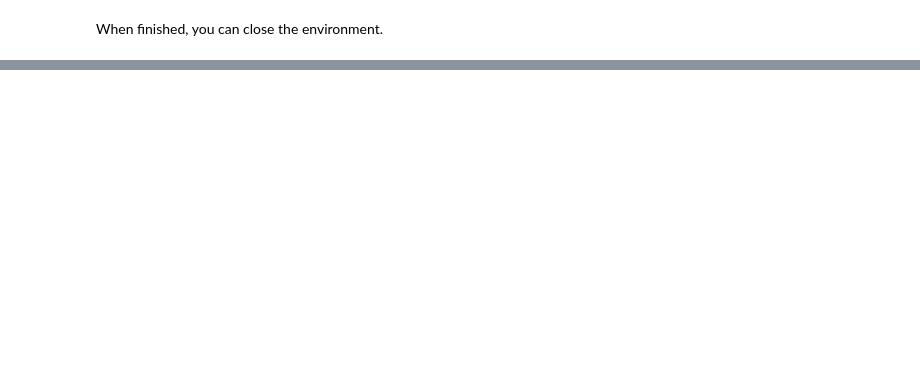
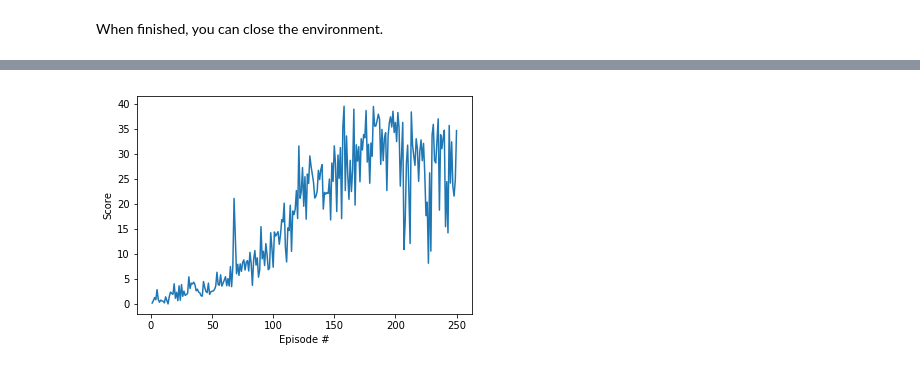
Before and after one commit to ZenithSun/Continuous_Control, a Jupyter notebook: Continuous_Control.ipynb, the cells around one changed output, grey strips where cells are left out. Cells and saved outputs as stored; diff of their text form; code cells hidden in the pictures; blank space fills up the shorter version.

Commit message:
Commit the training result

```diff
--- a/Continuous_Control.ipynb
+++ b/Continuous_Control.ipynb
@@ -48,0 +17,9 @@ Unity brain name: ReacherBrain
+# %%
+from unityagents import UnityEnvironment
+import numpy as np
+
+# select this option to load version 1 (with a single agent) of the environment
+env = UnityEnvironment(file_name='/data/Reacher_One_Linux_NoVis/Reacher_One_Linux_NoVis.x86_64')
+
+# select this option to load version 2 (with 20 agents) of the environment
+# env = UnityEnvironment(file_name='/data/Reacher_Linux_NoVis/Reacher.x86_64')
@@ -101,5 +90,5 @@ Of course, as part of the project, you'll have to change the code so that the ag
 # %%
-env_info = env.reset(train_mode=False)[brain_name]     # reset the environment
+env_info = env.reset(train_mode=True)[brain_name]      # reset the environment
 states = env_info.vector_observations                  # get the current state (for each agent)
 scores = np.zeros(num_agents)                          # initialize the score (for each agent)
 while True:
@@ -144,6 +136,7 @@ def ddpg(n_episodes=1000, max_t=10000, print_every=100):
 
     scores = []
     scores_deque = deque(maxlen=print_every)
+    solved = False
 
     for i_episode in range(1, n_episodes+1):
         env_info = env.reset(train_mode=True)[brain_name]
@@ -167,19 +160,22 @@ def ddpg(n_episodes=1000, max_t=10000, print_every=100):
         scores_deque.append(score)       # save most recent score
         scores.append(score)             # save most recent score
 
-       # print('\rEpisode {}\tAverage Score: {:.2f}'.format(i_episode, np.mean(scores_deque)), end="")
+        print('\rEpisode {}\tAverage Score: {:.2f}'.format(i_episode, np.mean(scores_deque)), end="")
 
         if i_episode % print_every == 0:
             print('\rEpisode {}\tAverage Score: {:.2f}'.format(i_episode, np.mean(scores_deque)))
 
 
-        if np.mean(scores_deque)>=30.0:
+        if np.mean(scores_deque)>=30.0 and solved==False:
             print('\nEnvironment solved in {:d} episodes!\tAverage Score: {:.2f}'.format(i_episode, np.mean(scores_deque)))
             torch.save(agent.actor_local.state_dict(), 'checkpoint_actor.pth')
             torch.save(agent.critic_local.state_dict(), 'checkpoint_critic.pth')
+            solved = True
 
         if i_episode == n_episodes:
             torch.save(agent.actor_local.state_dict(), 'checkpoint_actor_final.pth')
             torch.save(agent.critic_local.state_dict(), 'checkpoint_critic_final.pth')
 
     return scores
+# %%
+scores = ddpg(n_episodes=250, print_every=25)
@@ -186,11 +195,11 @@ def ddpg(n_episodes=1000, max_t=10000, print_every=100):
 # %%
-scores = ddpg(n_episodes = 500, print_every=1)
-
 fig = plt.figure()
 ax = fig.add_subplot(111)
 plt.plot(np.arange(1, len(scores)+1), scores)
 plt.ylabel('Score')
 plt.xlabel('Episode #')
 plt.show()
+# %% [output]
+[figure, added]
 # %%
 env.close()
```
Also changed, not shown: parts of 15 cells of this notebook, 4 other files.
